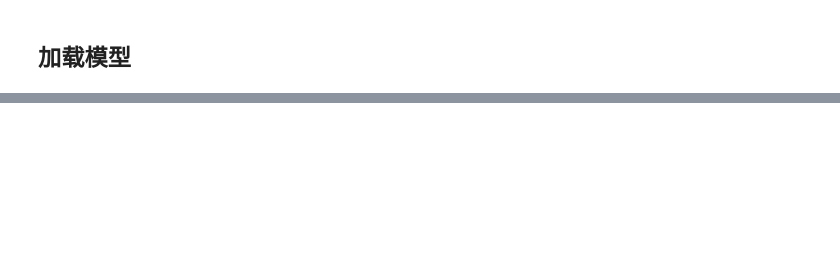
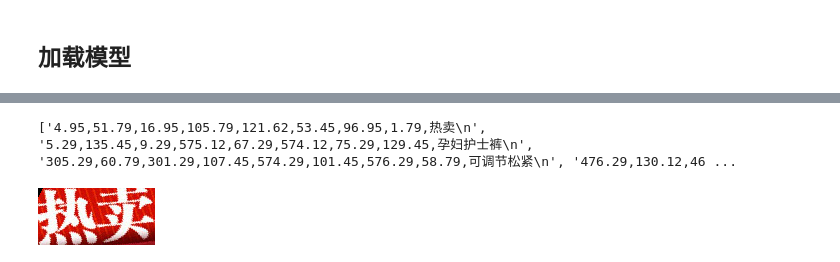
Before and after one commit to DCMMC/chineseocr, a Jupyter notebook: test.ipynb, the cells around one changed output, grey strips where cells are left out. Cells and saved outputs as stored; diff of their text form; code cells hidden in the pictures; blank space fills up the shorter version.

```diff
--- a/test.ipynb
+++ b/test.ipynb
@@ -428,0 +495,22 @@ It take:1.6329455375671387s
+# %%
+from apphelper.image import rotate_cut_img
+from PIL import Image
+import os
+import cv2
+
+# x1, y1 ~ x4, y4 为从左上角开始逆时针遍历
+# 该数据集中看不清的数据用 ### 表示，而且我发现矩形框大小一般都偏小（字有一部分都漏出去了）
+img = Image.open(os.path.join('/amax/data/xiaowentao/Downloads/4506010211_Uy7k83z8Lk/dataset',
+                              'ICPR 2018 MTWI网络图片文本检测数据集', 'image_9000',
+                              'T10o9DFaRXXXXXXXXX_!!0-item_pic.jpg.jpg'))
+with open(os.path.join('/amax/data/xiaowentao/Downloads/4506010211_Uy7k83z8Lk/dataset',
+                       'ICPR 2018 MTWI网络图片文本检测数据集', 'txt_9000',
+                       'T10o9DFaRXXXXXXXXX_!!0-item_pic.jpg.txt')) as f:
+    txt = f.readlines()
+
+print(txt)
+# plot_rboxes(np.array(img), [[float(i) for i in t.split(',')[:-1]] for t in txt])
+rotate_cut_img(img, [float(i) for i in txt[0].split(',')[:-1]])[0]
+# %% [output]
+['4.95,51.79,16.95,105.79,121.62,53.45,96.95,1.79,热卖\n', '5.29,135.45,9.29,575.12,67.29,574.12,75.29,129.45,孕妇护士裤\n', '305.29,60.79,301.29,107.45,574.29,101.45,576.29,58.79,可调节松紧\n', '476.29,130.12,46 ...
+[figure, added]
```
Also changed, not shown: parts of 11 cells of this notebook, 2 other files.
